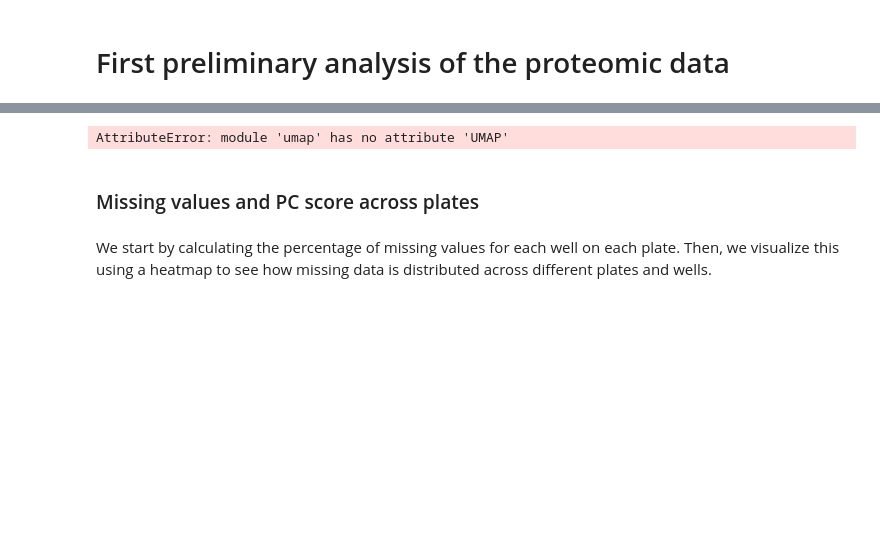
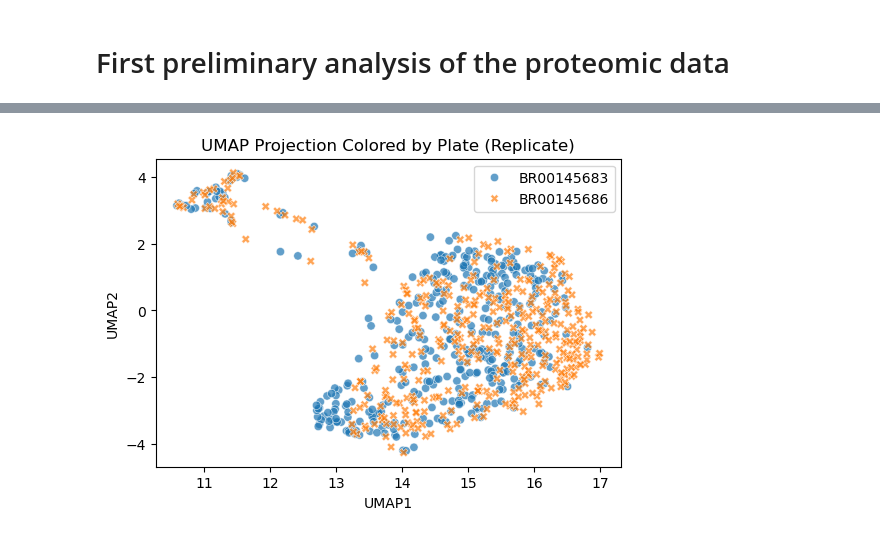
Before and after one commit to broadinstitute/2025_Grigoryan_Proteomics, a Jupyter notebook: 00.exploratory_analysis/first_analysis.ipynb, the cells around one changed output, grey strips where cells are left out. Cells and saved outputs as stored; diff of their text form; code cells hidden in the pictures; blank space fills up the shorter version.

```diff
--- a/00.exploratory_analysis/first_analysis.ipynb
+++ b/00.exploratory_analysis/first_analysis.ipynb
@@ -282,25 +150,21 @@ plt.show()
 # %%
 # UMAP projection of the scaled data
 
 umap_model = umap.UMAP(n_components=2)
 umap_result = umap_model.fit_transform(scaled)
 
 norm_signal["UMAP1"], norm_signal["UMAP2"] = umap_result[:, 0], umap_result[:, 1]
 
 
-metadata_color =  "Metadata_plate_barcode"  #"Metadata_compound_concentration"
+metadata_color =  "Metadata_Plate"  #"Metadata_compound_concentration"
 
 
 plt.figure(figsize=(6, 4))
 sns.scatterplot(
-    x="UMAP1", y="UMAP2", hue=norm_signal[metadata_color], style=norm_signal["Metadata_plate_barcode"],
+    x="UMAP1", y="UMAP2", hue=norm_signal[metadata_color], style=norm_signal["Metadata_Plate"],
     palette="tab10", data=norm_signal, alpha=0.7 )
 plt.title("UMAP Projection Colored by Plate (Replicate)")
 plt.legend(bbox_to_anchor=(0.67, 1), loc='upper left')
 plt.show()
 # %% [output]
-AttributeError: module 'umap' has no attribute 'UMAP'
+[figure, added]
-# %% [markdown]
-### Missing values and PC score across plates
-# %% [markdown]
-We start by calculating the percentage of missing values for each well on each plate. Then, we visualize this using a heatmap to see how missing data is distributed across different plates and wells.
```
Also changed, not shown: parts of 29 cells of this notebook, 2 other files.
